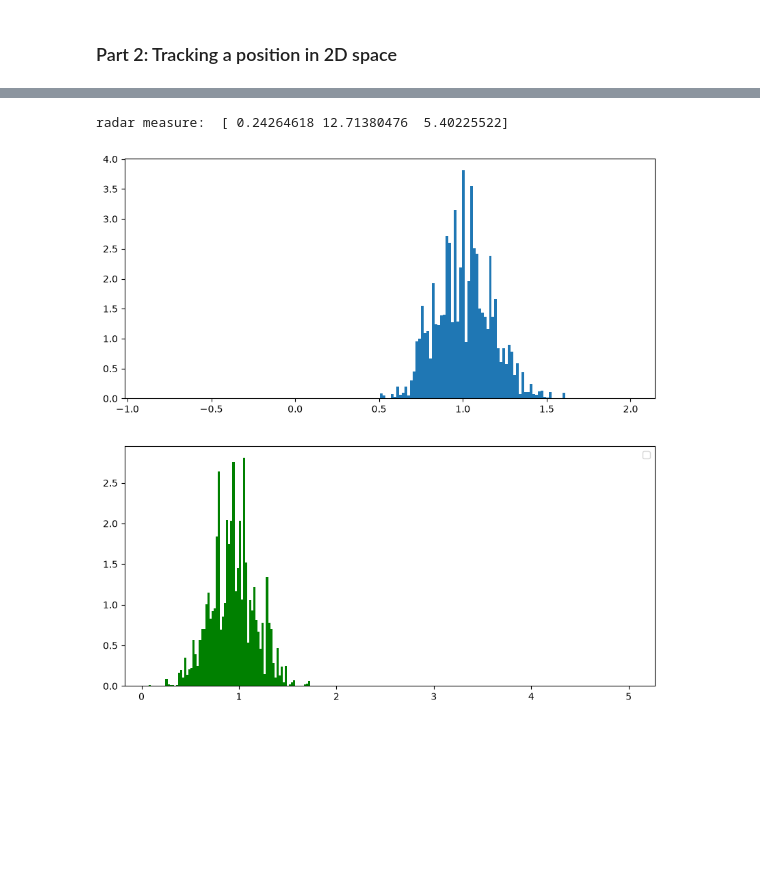
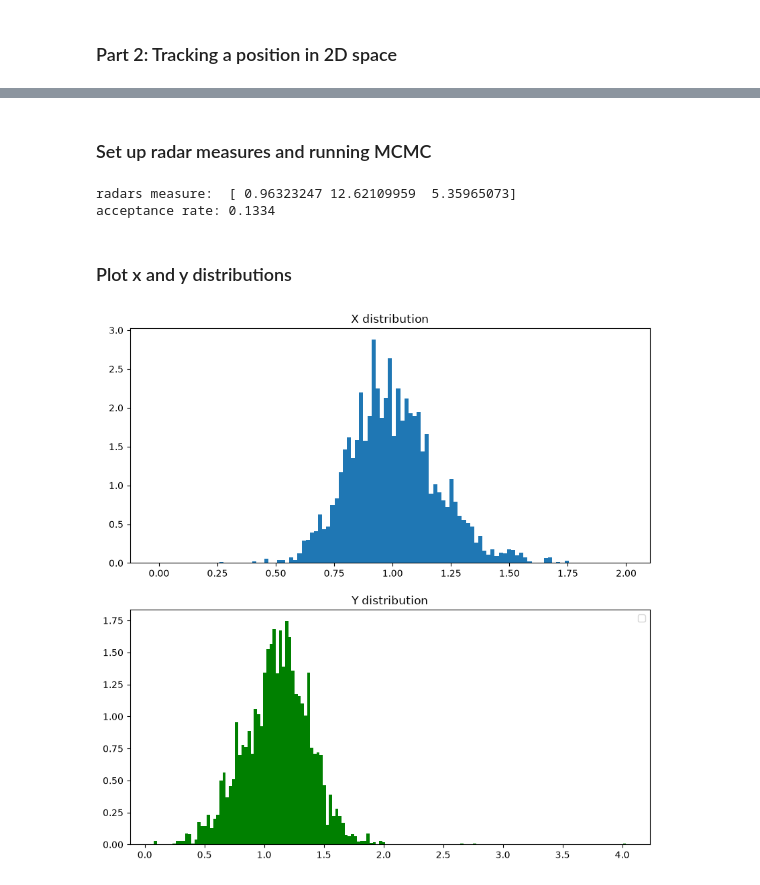
Before and after one commit to saobangmath/MiniProject-PhD-, a Jupyter notebook: MCMC/MCMC.ipynb, the cells around one changed output, grey strips where cells are left out. Drawn from its saved outputs; the diff is of its cells as text; code cells hidden in the pictures; blank space fills up the shorter version.

Commit message:
add acceptane rate, fix some bugs + future todos

```diff
--- a/MCMC/MCMC.ipynb
+++ b/MCMC/MCMC.ipynb
@@ -11,15 +11,37 @@ import matplotlib.pyplot as plt
 import copy
 # The code below implement MCMC with Metropolis-Hasting algorithm for the next state transition
 
-def mcmc(initial_state, log_pdf_fn, proposed_fn, iters = 10000):
+class AcceptanceTracker(object):
+    def __init__(self):
+        self.__accept_count = 0
+        self.__total_count = 0
+
+    def record(self, cur_state, next_state):
+        if cur_state is not next_state:
+            self.__accept_count += 1
+
+        self.__total_count += 1
+
+    def reset(self):
+        self.__accept_count = 0
+        self.__total_count = 0
+
+    def get_acceptance_rate(self):
+        return self.__accept_count / self.__total_count
+
+
+def mcmc(initial_state, log_pdf_fn, proposed_fn, iters = 10000, tracker = None):
     state_list = [initial_state]
-    while iters > 0:
+    reject_count = 0
+    for _ in range(iters):
         cur_state = state_list[-1]
         proposed_state = proposed_fn(cur_state)
         log_diff = min(log_pdf_fn(proposed_state) - log_pdf_fn(cur_state), 0)
         next_state = proposed_state if (log_diff > np.log(np.random.uniform(0, 1))) else cur_state
+        if tracker:
+            tracker.record(cur_state, next_state)
+
         state_list.append(copy.deepcopy(next_state))
-        iters -= 1
 
     return state_list
 # %%
@@ -75,14 +95,15 @@ from scipy import stats
 def proposed_state(state):
     return state + np.random.normal(0, scale = move_sigmas)
 
+# let start with gamma with no prior
 def gamma_pdf_fn(state, radar_measures):
     log_sum = 0
     state_measures = np.linalg.norm(radar_locs - state, axis = 1)
     for radar_id in range(len(radar_measures)):
         log_sum += stats.norm(
-            loc = radar_measures[radar_id],
+            loc = state_measures[radar_id],
             scale = radar_sigmas[radar_id]
-        ).logpdf(state_measures[radar_id])
+        ).logpdf(radar_measures[radar_id])
 
     return log_sum
 # %%
@@ -112,5 +133,7 @@ move_sigmas = np.array(
     ]
 )
+# %% [markdown]
+### Set up radar measures and running MCMC
 # %%
 from functools import partial
 
@@ -118,20 +141,28 @@ initial_state = np.array([2, 4])
 
 # measure by radar with noise
 radar_measures = np.linalg.norm(radar_locs - pos_truth, axis=1) + np.random.normal(loc = 0, scale = radar_sigmas)
-print("radar measure: ", radar_measures)
+print("radars measure: ", radar_measures)
 
-state_list = mcmc(initial_state, partial(gamma_pdf_fn, radar_measures = radar_measures), proposed_state, iters = 20000)
+tracker = AcceptanceTracker()
+state_list = mcmc(initial_state, partial(gamma_pdf_fn, radar_measures = radar_measures), proposed_state, 20000, tracker)
+print("acceptance rate: {}".format(tracker.get_acceptance_rate()))
 # %% [output]
-radar measure:  [ 0.24264618 12.71380476  5.40225522]
+radars measure:  [ 0.96323247 12.62109959  5.35965073]
+acceptance rate: 0.1334
+# %% [markdown]
+### Plot x and y distributions
 # %%
 fig, ax = plt.subplots(2, 1, figsize = (10,10))
 x = [state[0] for state in state_list]
 y = [state[1] for state in state_list]
 
 ax[0].hist(x, density = True, bins = 'auto')
+ax[0].set_title("X distribution")
+
 ax[1].hist(y, density = True, bins = 'auto', color = 'green')
+ax[1].set_title("Y distribution")
 
 plt.legend()
 plt.show()
 # %% [output]
-[figure, old version]
+[figure, new version]
```
Also changed, not shown: parts of 6 cells of this notebook.
